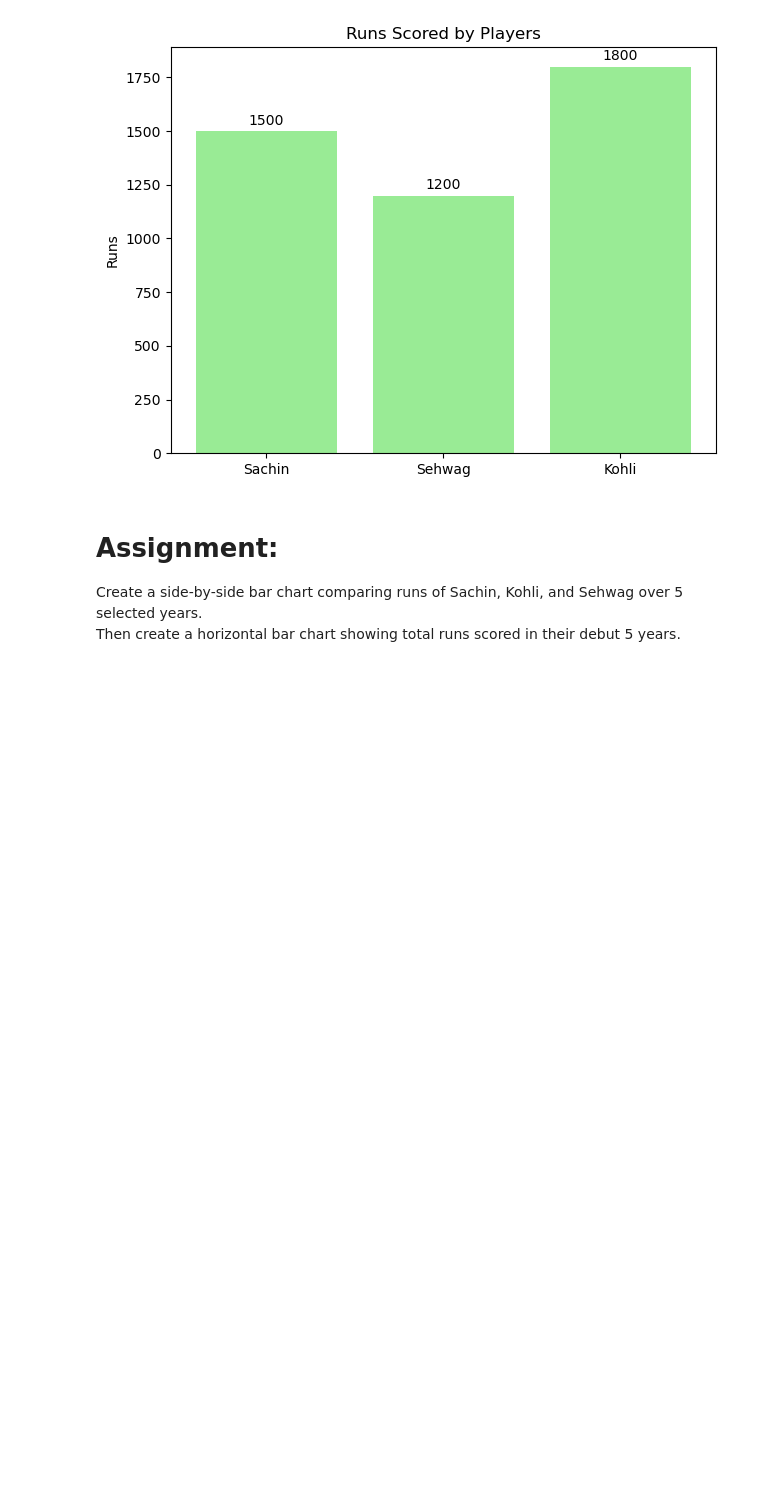
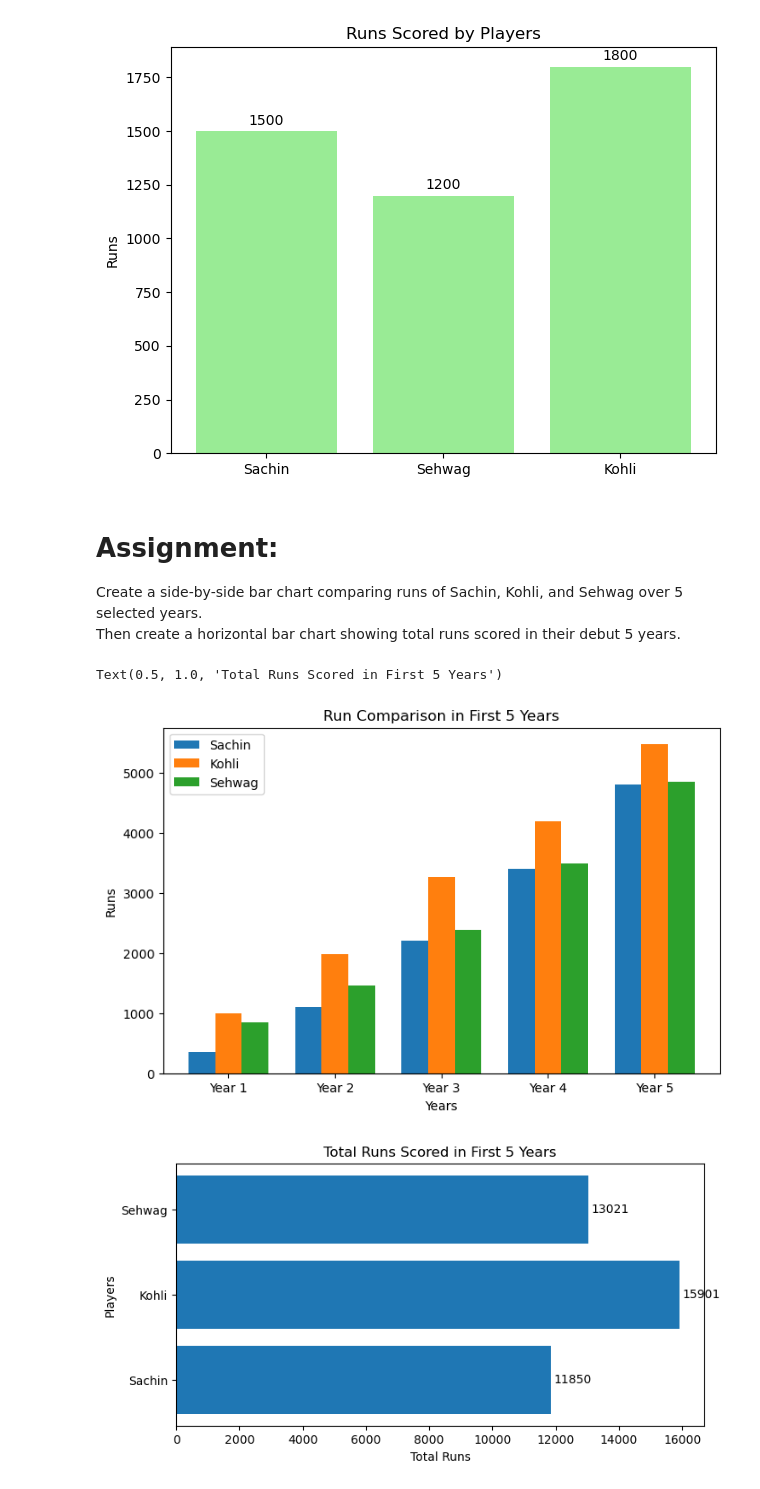
Before and after one commit to naitik2043/data-science-journey, a Jupyter notebook: 04-Data-Visualization/02-BarPlot.ipynb, the cells around one changed output. Drawn from its saved outputs; the diff is of its cells as text; code cells hidden in the pictures; blank space fills up the shorter version.

```diff
--- a/04-Data-Visualization/02-BarPlot.ipynb
+++ b/04-Data-Visualization/02-BarPlot.ipynb
@@ -210,3 +210,54 @@ plt.show()
 # Assignment:
 Create a side-by-side bar chart comparing runs of Sachin, Kohli, and Sehwag over 5 selected years.
 Then create a horizontal bar chart showing total runs scored in their debut 5 years.
+# %%
+import numpy as np
+import matplotlib.pyplot as plt
+
+years = ["Year 1", "Year 2", "Year 3", "Year 4", "Year 5"]
+
+sachin = [350, 1100, 2200, 3400, 4800]
+kohli = [995, 1987, 3258, 4191, 5470]
+sehwag = [839, 1457, 2384, 3492, 4849]
+
+x = np.arange(len(years))
+width = 0.25
+
+# Figure 1: Grouped Bar Chart
+plt.figure(figsize=(8, 5))
+
+plt.bar(x - width, sachin, width=width, label="Sachin")
+plt.bar(x, kohli, width=width, label="Kohli")
+plt.bar(x + width, sehwag, width=width, label="Sehwag")
+
+plt.xlabel("Years")
+plt.ylabel("Runs")
+plt.title("Run Comparison in First 5 Years")
+plt.xticks(x, years)
+plt.legend()
+
+
+#a horizontal bar chart showing total runs scored
+total_runs = [
+    sum(sachin),
+    sum(kohli),
+    sum(sehwag)
+]
+
+players = ["Sachin", "Kohli", "Sehwag"]
+
+# Figure 2: Horizontal Bar Chart
+plt.figure(figsize=(8, 4))
+
+plt.barh(players, total_runs)
+
+for i in range(len(players)):
+    plt.text(total_runs[i] + 100, i, str(total_runs[i]), va='center')
+
+plt.xlabel("Total Runs")
+plt.ylabel("Players")
+plt.title("Total Runs Scored in First 5 Years")
+# %% [output]
+Text(0.5, 1.0, 'Total Runs Scored in First 5 Years')
+[figure, added]
+[figure, added]
```
